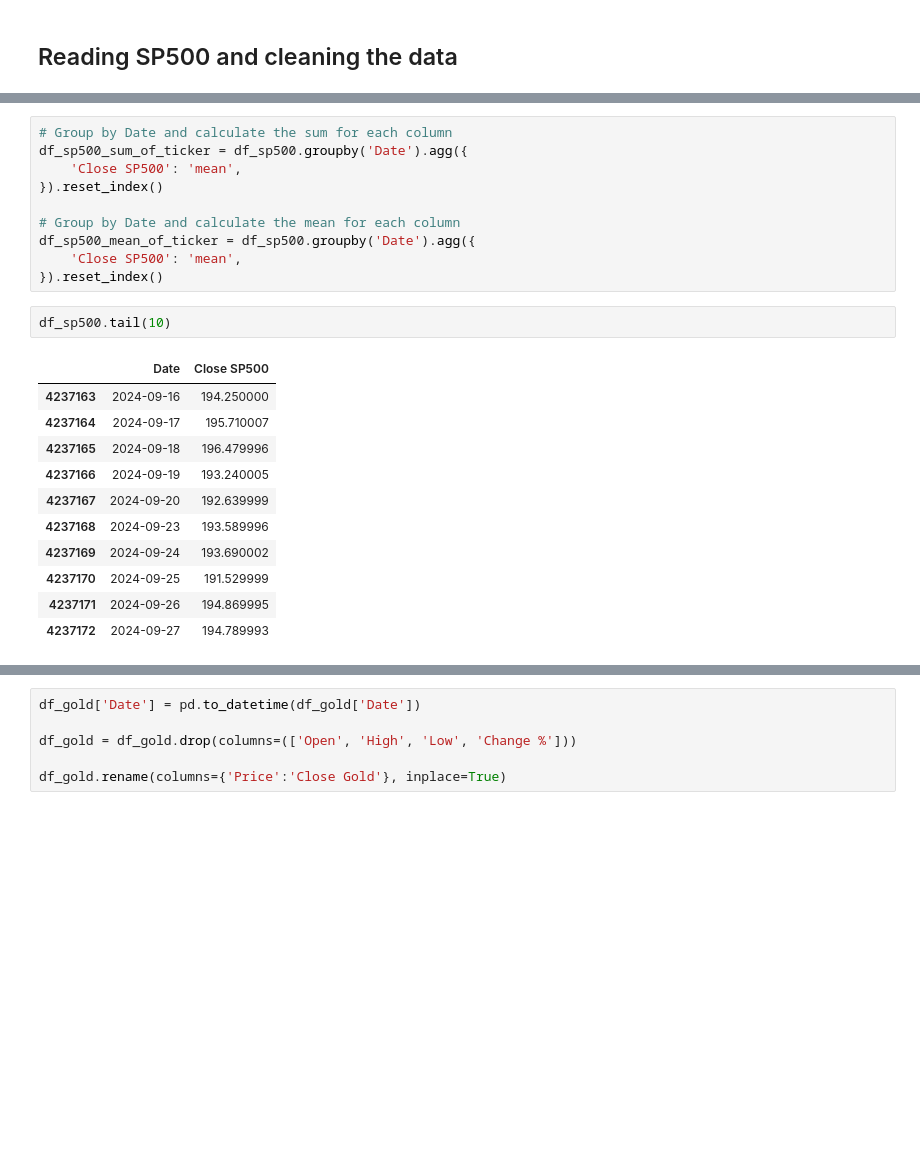
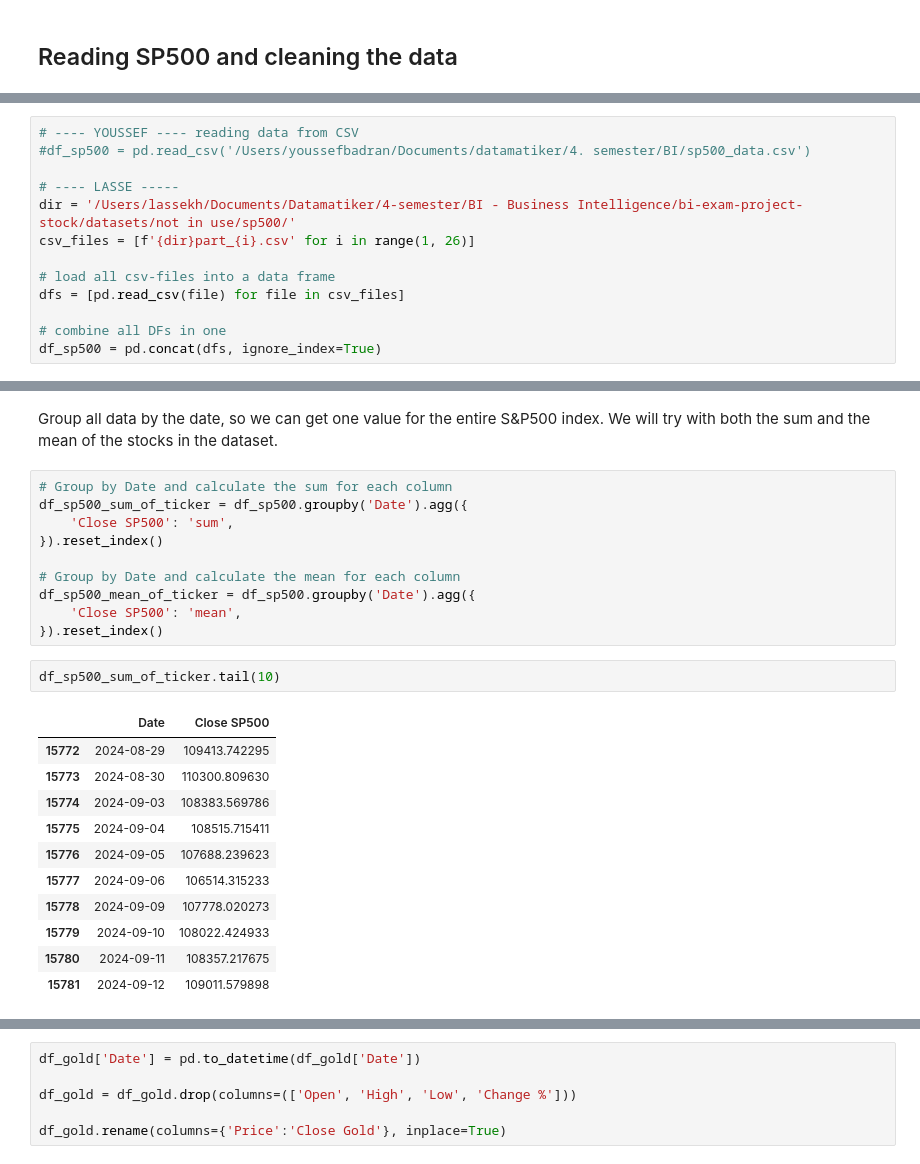
Before and after one commit to badranyoussef/bi-exam-project-stock, a Jupyter notebook: notebooks/combining_all_data.ipynb, the cells around one changed output, grey strips where cells are left out. Cells and saved outputs as stored; diff of their text form; blank space fills up the shorter version.

```diff
--- a/notebooks/combining_all_data.ipynb
+++ b/notebooks/combining_all_data.ipynb
@@ -28,0 +27,13 @@ df_sp500 = pd.read_csv('/Users/youssefbadran/Documents/datamatiker/4. semester/B
+# %%
+# ---- YOUSSEF ---- reading data from CSV
+#df_sp500 = pd.read_csv('/Users/youssefbadran/Documents/datamatiker/4. semester/BI/sp500_data.csv')
+
+# ---- LASSE -----
+dir = '/Users/lassekh/Documents/Datamatiker/4-semester/BI - Business Intelligence/bi-exam-project-stock/datasets/not in use/sp500/'
+csv_files = [f'{dir}part_{i}.csv' for i in range(1, 26)]
+
+# load all csv-files into a data frame
+dfs = [pd.read_csv(file) for file in csv_files]
+
+# combine all DFs in one
+df_sp500 = pd.concat(dfs, ignore_index=True)
@@ -53,7 +82,9 @@ df_sp500
+# %% [markdown]
+Group all data by the date, so we can get one value for the entire S&P500 index. We will try with both the sum and the mean of the stocks in the dataset.
 # %%
 # Group by Date and calculate the sum for each column
 df_sp500_sum_of_ticker = df_sp500.groupby('Date').agg({
-    'Close SP500': 'mean',
+    'Close SP500': 'sum',
 }).reset_index()
 
 # Group by Date and calculate the mean for each column
@@ -61,17 +92,17 @@ df_sp500_mean_of_ticker = df_sp500.groupby('Date').agg({
     'Close SP500': 'mean',
 }).reset_index()
 # %%
-df_sp500.tail(10)
+df_sp500_sum_of_ticker.tail(10)
 # %% [output]
 |  | Date | Close SP500 |
-| 4237163 | 2024-09-16 | 194.250000 |
-| 4237164 | 2024-09-17 | 195.710007 |
-| 4237165 | 2024-09-18 | 196.479996 |
-| 4237166 | 2024-09-19 | 193.240005 |
-| 4237167 | 2024-09-20 | 192.639999 |
-| 4237168 | 2024-09-23 | 193.589996 |
-| 4237169 | 2024-09-24 | 193.690002 |
-| 4237170 | 2024-09-25 | 191.529999 |
-| 4237171 | 2024-09-26 | 194.869995 |
-| 4237172 | 2024-09-27 | 194.789993 |
+| 15772 | 2024-08-29 | 109413.742295 |
+| 15773 | 2024-08-30 | 110300.809630 |
+| 15774 | 2024-09-03 | 108383.569786 |
+| 15775 | 2024-09-04 | 108515.715411 |
+| 15776 | 2024-09-05 | 107688.239623 |
+| 15777 | 2024-09-06 | 106514.315233 |
+| 15778 | 2024-09-09 | 107778.020273 |
+| 15779 | 2024-09-10 | 108022.424933 |
+| 15780 | 2024-09-11 | 108357.217675 |
+| 15781 | 2024-09-12 | 109011.579898 |
 # %%
```
Also changed, not shown: parts of 36 cells of this notebook.
